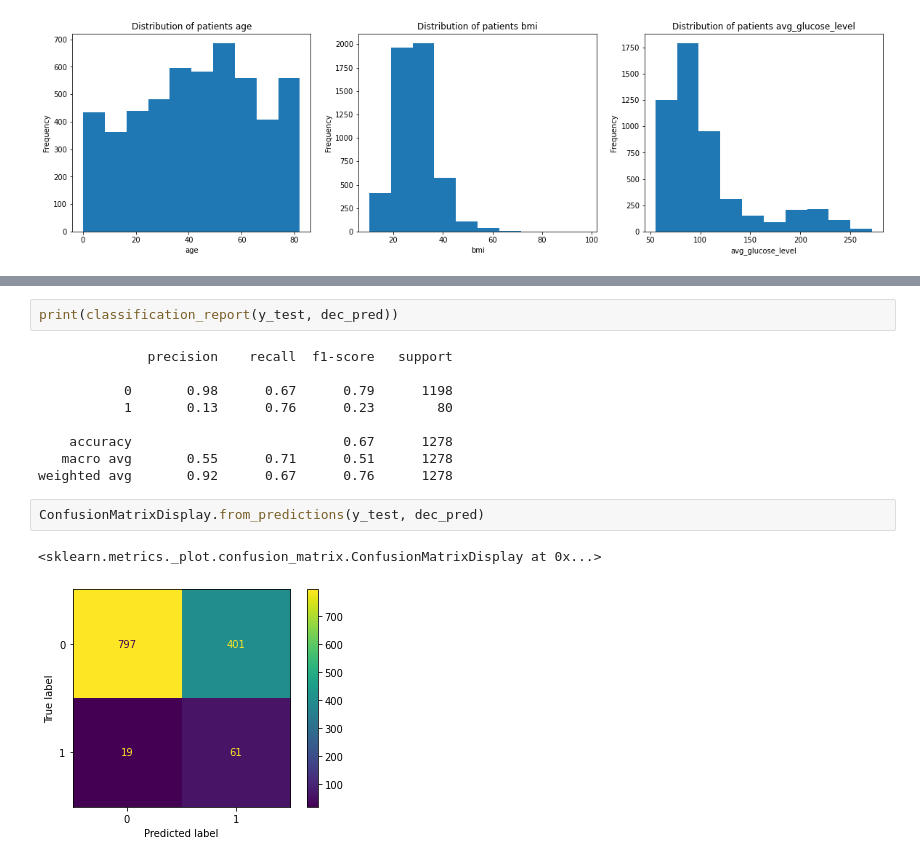
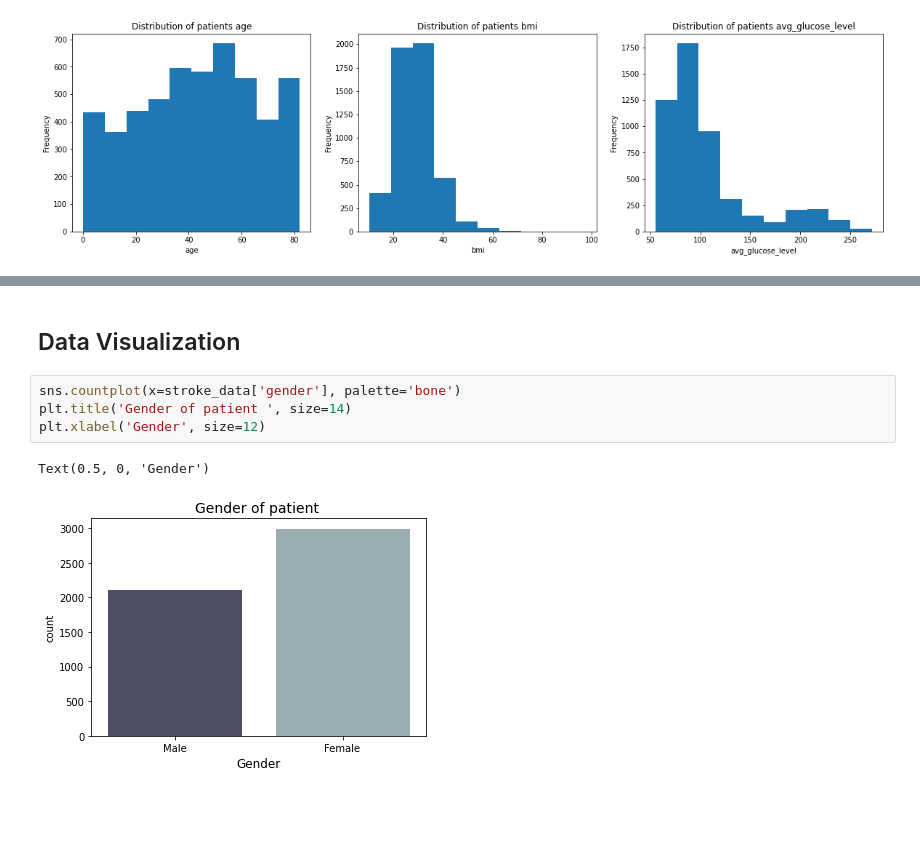
Before and after one commit to Vu-Viet-Phong/Introduction-to-Data-Mining, a Jupyter notebook: data-analysis.ipynb, the cells around one changed output, grey strips where cells are left out. Drawn from its saved outputs; the diff is of its cells as text; blank space fills up the shorter version.

```diff
--- a/data-analysis.ipynb
+++ b/data-analysis.ipynb
@@ -324,16 +167,9 @@ Test Score: 0.6713615023474179
-# %%
-print(classification_report(y_test, dec_pred))
-# %% [output]
-              precision    recall  f1-score   support
-
-           0       0.98      0.67      0.79      1198
-           1       0.13      0.76      0.23        80
-
-    accuracy                           0.67      1278
-   macro avg       0.55      0.71      0.51      1278
-weighted avg       0.92      0.67      0.76      1278
-# %%
-ConfusionMatrixDisplay.from_predictions(y_test, dec_pred)
-# %% [output]
-<sklearn.metrics._plot.confusion_matrix.ConfusionMatrixDisplay at 0x...>
-[figure, removed]
+# %% [markdown]
+## Data Visualization
+# %%
+sns.countplot(x=stroke_data['gender'], palette='bone')
+plt.title('Gender of patient ', size=14)
+plt.xlabel('Gender', size=12)
+# %% [output]
+Text(0.5, 0, 'Gender')
+[figure, added]
```
Also changed, not shown: parts of 36 cells of this notebook.
